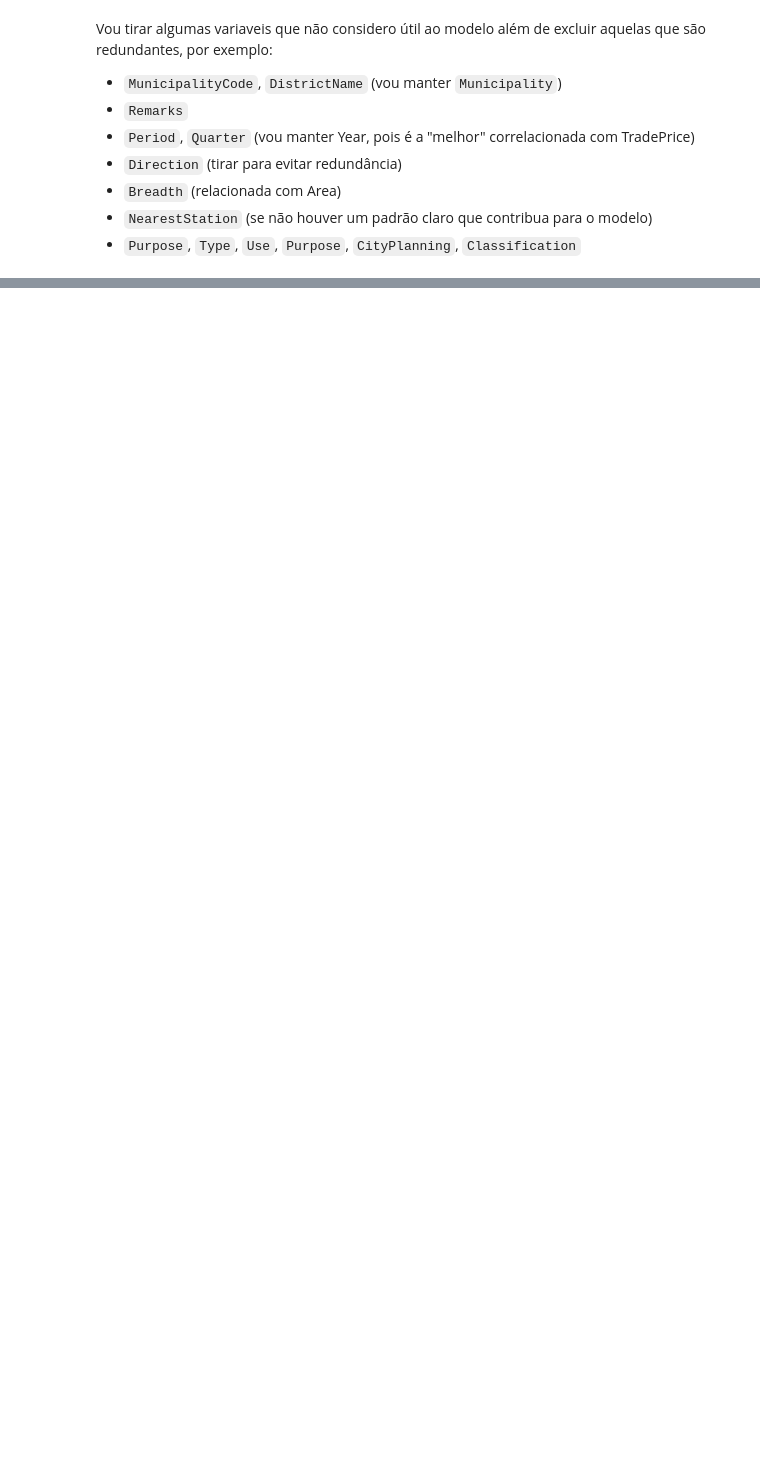
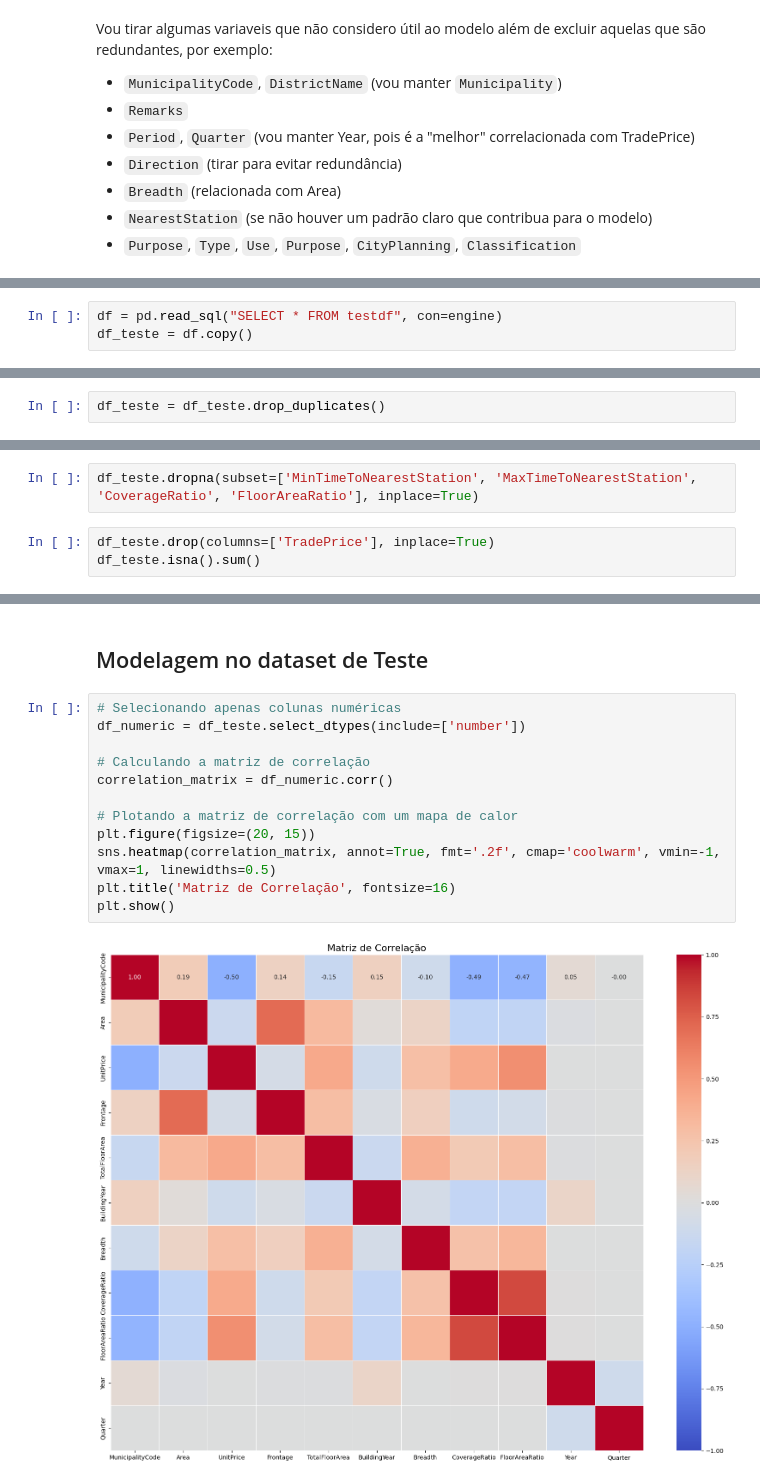
Before and after one commit to JonatasV/desafio-paipe, a Jupyter notebook: paipe_case.ipynb, the cells around one changed output, grey strips where cells are left out. Cells and saved outputs as stored; diff of their text form; blank space fills up the shorter version.

```diff
--- a/paipe_case.ipynb
+++ b/paipe_case.ipynb
@@ -1702,0 +1707,3 @@ plt.show()
+# %%
+df = pd.read_sql("SELECT * FROM testdf", con=engine)
+df_teste = df.copy()
@@ -1702,0 +1722,2 @@ plt.show()
+# %%
+df_teste = df_teste.drop_duplicates()
@@ -1702,0 +2023,5 @@ plt.show()
+# %%
+df_teste.dropna(subset=['MinTimeToNearestStation', 'MaxTimeToNearestStation', 'CoverageRatio', 'FloorAreaRatio'], inplace=True)
+# %%
+df_teste.drop(columns=['TradePrice'], inplace=True)
+df_teste.isna().sum()
@@ -1702,0 +2046,16 @@ plt.show()
+# %% [markdown]
+## Modelagem no dataset de Teste
+# %%
+# Selecionando apenas colunas numéricas
+df_numeric = df_teste.select_dtypes(include=['number'])
+
+# Calculando a matriz de correlação
+correlation_matrix = df_numeric.corr()
+
+# Plotando a matriz de correlação com um mapa de calor
+plt.figure(figsize=(20, 15))
+sns.heatmap(correlation_matrix, annot=True, fmt='.2f', cmap='coolwarm', vmin=-1, vmax=1, linewidths=0.5)
+plt.title('Matriz de Correlação', fontsize=16)
+plt.show()
+# %% [output]
+[figure, added]
```
Also changed, not shown: parts of 101 cells of this notebook.
